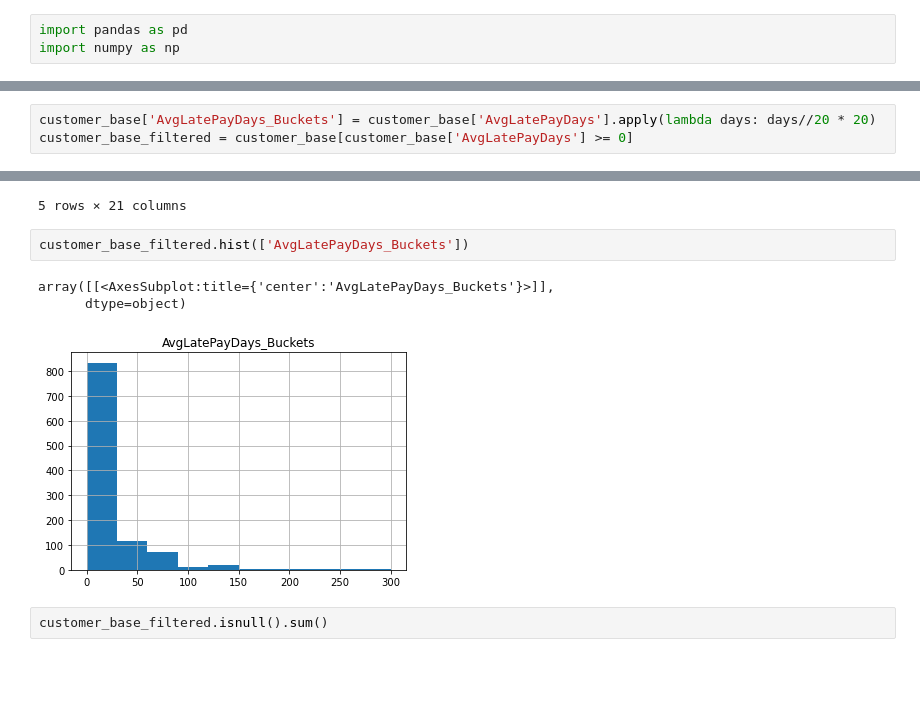
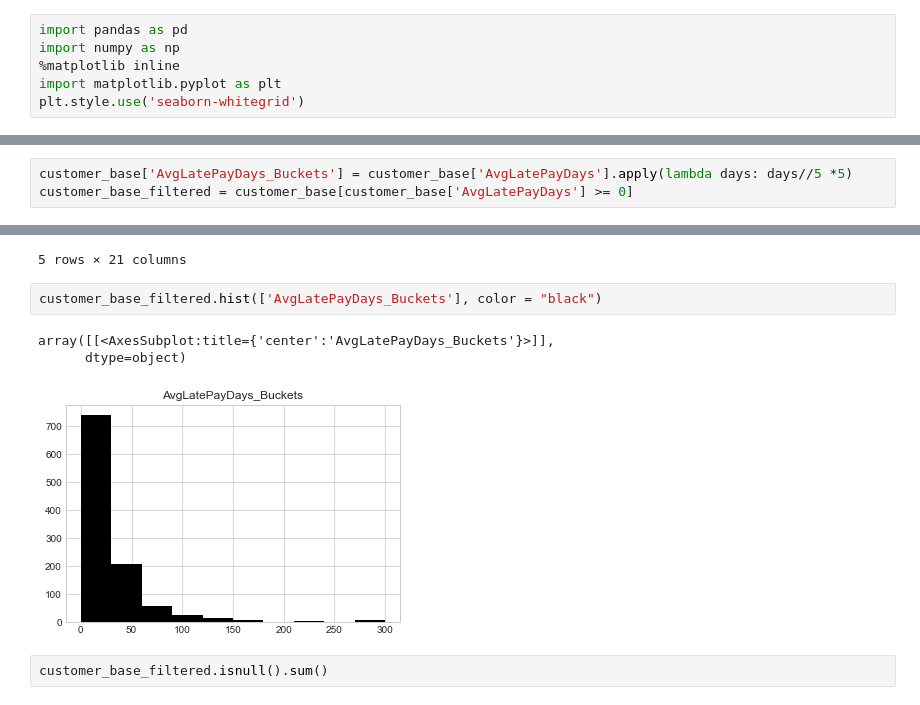
Before and after one commit to s610917/ProjectML, a Jupyter notebook: DelayPayments_prediction.ipynb, the cells around one changed output, grey strips where cells are left out. Saved outputs shown, nothing was run; the diff lists cells and outputs as text; blank space fills up the shorter version.

```diff
--- a/DelayPayments_prediction.ipynb
+++ b/DelayPayments_prediction.ipynb
@@ -5,6 +5,9 @@
 # %%
 import pandas as pd
 import numpy as np
+%matplotlib inline
+import matplotlib.pyplot as plt
+plt.style.use('seaborn-whitegrid')
 # %%
 customer_base = pd.read_excel('customer_profile.xlsx', sheet_name='customers_profile_2021')
 # %%
@@ -42,7 +45,7 @@ customer_base.head()
 | 3 | A.00028 | 161 | 0 | 1 | 131 | 0.0 | 4 | NaN | ... |
 | 4 | A.00032 | 2 | 0 | 1 | 123 | 0.0 | 4 | NaN | ... |
 # %%
-customer_base['AvgLatePayDays_Buckets'] = customer_base['AvgLatePayDays'].apply(lambda days: days//20 * 20)
+customer_base['AvgLatePayDays_Buckets'] = customer_base['AvgLatePayDays'].apply(lambda days: days//5 *5)
 customer_base_filtered = customer_base[customer_base['AvgLatePayDays'] >= 0]
 # %%
 customer_base_filtered.head()
@@ -55,11 +58,11 @@ customer_base_filtered.head()
 | 6 | A.00035 | 12 | 0 | 1 | 120 | 0.0 | 4 | NaN | ... |
 5 rows × 21 columns
 # %%
-customer_base_filtered.hist(['AvgLatePayDays_Buckets'])
+customer_base_filtered.hist(['AvgLatePayDays_Buckets'], color = "black")
 # %% [output]
 array([[<AxesSubplot:title={'center':'AvgLatePayDays_Buckets'}>]],
       dtype=object)
-[figure, old version]
+[figure, new version]
 # %%
 customer_base_filtered.isnull().sum()
 # %% [output]
```
Also changed, not shown: parts of 17 cells of this notebook.
